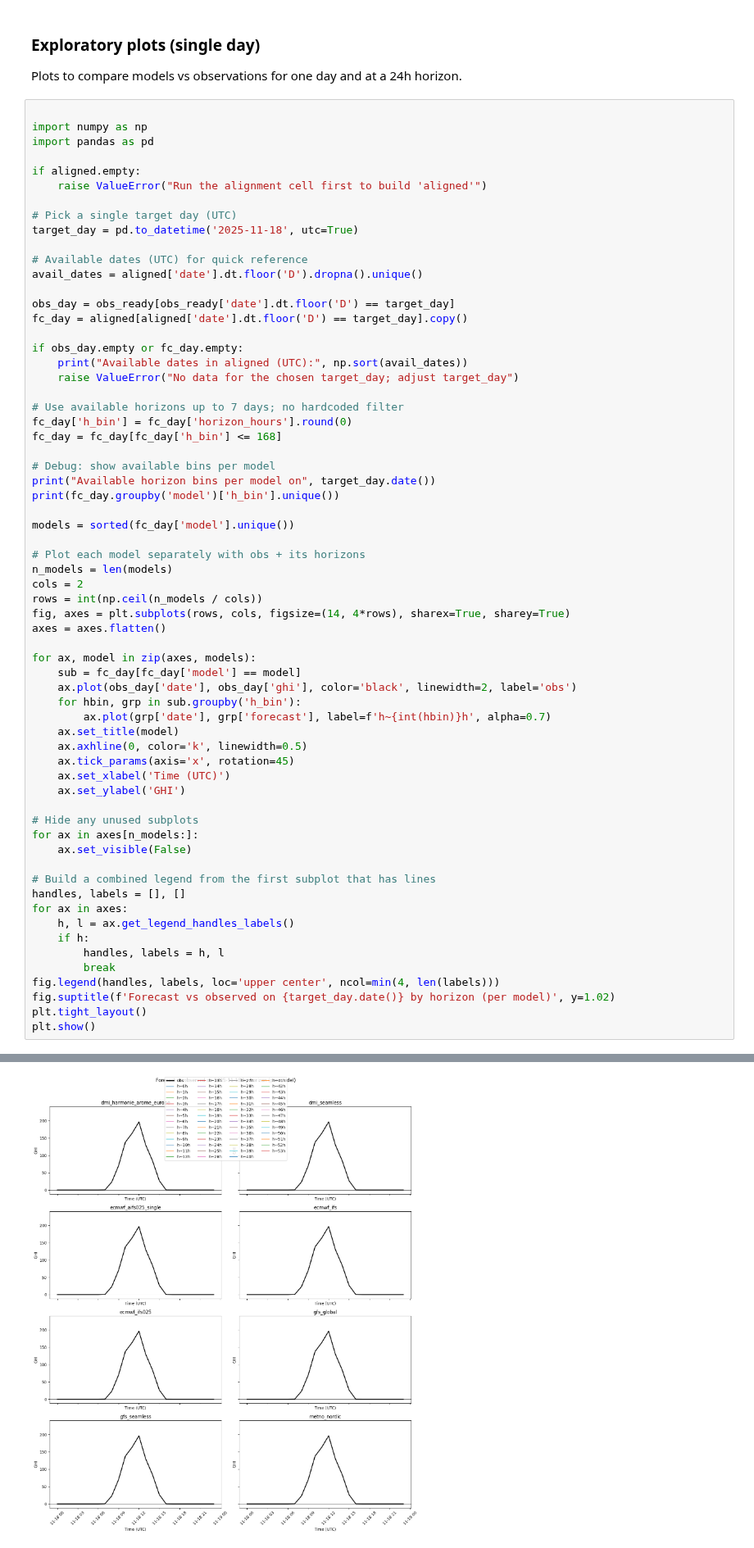
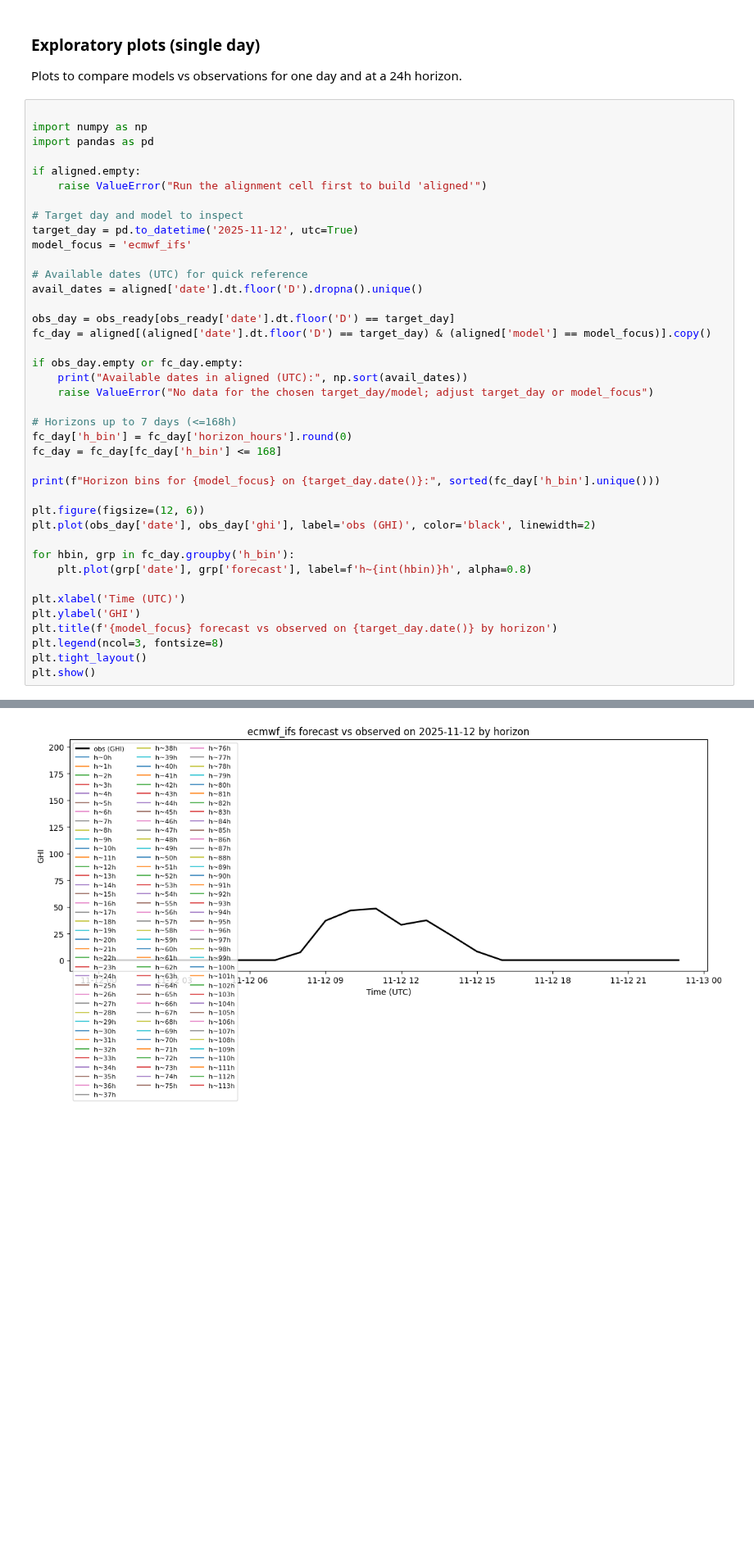
Before and after one commit to Louis2308/Solar-poster, a Jupyter notebook: Forcast_Comparison.ipynb, the cells around one changed output, grey strips where cells are left out. Shown at 82% size. Saved outputs shown, nothing was run; the diff lists cells and outputs as text; blank space fills up the shorter version.

```diff
--- a/Forcast_Comparison.ipynb
+++ b/Forcast_Comparison.ipynb
@@ -211,60 +211,36 @@ import pandas as pd
 if aligned.empty:
     raise ValueError("Run the alignment cell first to build 'aligned'")
 
-# Pick a single target day (UTC)
-target_day = pd.to_datetime('2025-11-18', utc=True)
+# Target day and model to inspect
+target_day = pd.to_datetime('2025-11-12', utc=True)
+model_focus = 'ecmwf_ifs'
 
 # Available dates (UTC) for quick reference
 avail_dates = aligned['date'].dt.floor('D').dropna().unique()
 
 obs_day = obs_ready[obs_ready['date'].dt.floor('D') == target_day]
-fc_day = aligned[aligned['date'].dt.floor('D') == target_day].copy()
+fc_day = aligned[(aligned['date'].dt.floor('D') == target_day) & (aligned['model'] == model_focus)].copy()
 
 if obs_day.empty or fc_day.empty:
     print("Available dates in aligned (UTC):", np.sort(avail_dates))
-    raise ValueError("No data for the chosen target_day; adjust target_day")
+    raise ValueError("No data for the chosen target_day/model; adjust target_day or model_focus")
 
-# Use available horizons up to 7 days; no hardcoded filter
+# Horizons up to 7 days (<=168h)
 fc_day['h_bin'] = fc_day['horizon_hours'].round(0)
 fc_day = fc_day[fc_day['h_bin'] <= 168]
 
-# Debug: show available bins per model
-print("Available horizon bins per model on", target_day.date())
-print(fc_day.groupby('model')['h_bin'].unique())
+print(f"Horizon bins for {model_focus} on {target_day.date()}:", sorted(fc_day['h_bin'].unique()))
 
-models = sorted(fc_day['model'].unique())
+plt.figure(figsize=(12, 6))
+plt.plot(obs_day['date'], obs_day['ghi'], label='obs (GHI)', color='black', linewidth=2)
 
-# Plot each model separately with obs + its horizons
-n_models = len(models)
-cols = 2
-rows = int(np.ceil(n_models / cols))
-fig, axes = plt.subplots(rows, cols, figsize=(14, 4*rows), sharex=True, sharey=True)
-axes = axes.flatten()
+for hbin, grp in fc_day.groupby('h_bin'):
+    plt.plot(grp['date'], grp['forecast'], label=f'h~{int(hbin)}h', alpha=0.8)
 
-for ax, model in zip(axes, models):
-    sub = fc_day[fc_day['model'] == model]
-    ax.plot(obs_day['date'], obs_day['ghi'], color='black', linewidth=2, label='obs')
-    for hbin, grp in sub.groupby('h_bin'):
-        ax.plot(grp['date'], grp['forecast'], label=f'h~{int(hbin)}h', alpha=0.7)
-    ax.set_title(model)
-    ax.axhline(0, color='k', linewidth=0.5)
-    ax.tick_params(axis='x', rotation=45)
-    ax.set_xlabel('Time (UTC)')
-    ax.set_ylabel('GHI')
-
-# Hide any unused subplots
-for ax in axes[n_models:]:
-    ax.set_visible(False)
-
-# Build a combined legend from the first subplot that has lines
-handles, labels = [], []
-for ax in axes:
-    h, l = ax.get_legend_handles_labels()
-    if h:
-        handles, labels = h, l
-        break
-fig.legend(handles, labels, loc='upper center', ncol=min(4, len(labels)))
-fig.suptitle(f'Forecast vs observed on {target_day.date()} by horizon (per model)', y=1.02)
+plt.xlabel('Time (UTC)')
+plt.ylabel('GHI')
+plt.title(f'{model_focus} forecast vs observed on {target_day.date()} by horizon')
+plt.legend(ncol=3, fontsize=8)
 plt.tight_layout()
 plt.show()
 # %% [output]
@@ -282,4 +248,4 @@ Name: h_bin, dtype: object
-[figure, old version]
+[figure, new version]
 # %% [markdown]
 
 ## 5) Error metrics by horizon
```
Also changed, not shown: parts of 1 cell of this notebook.
